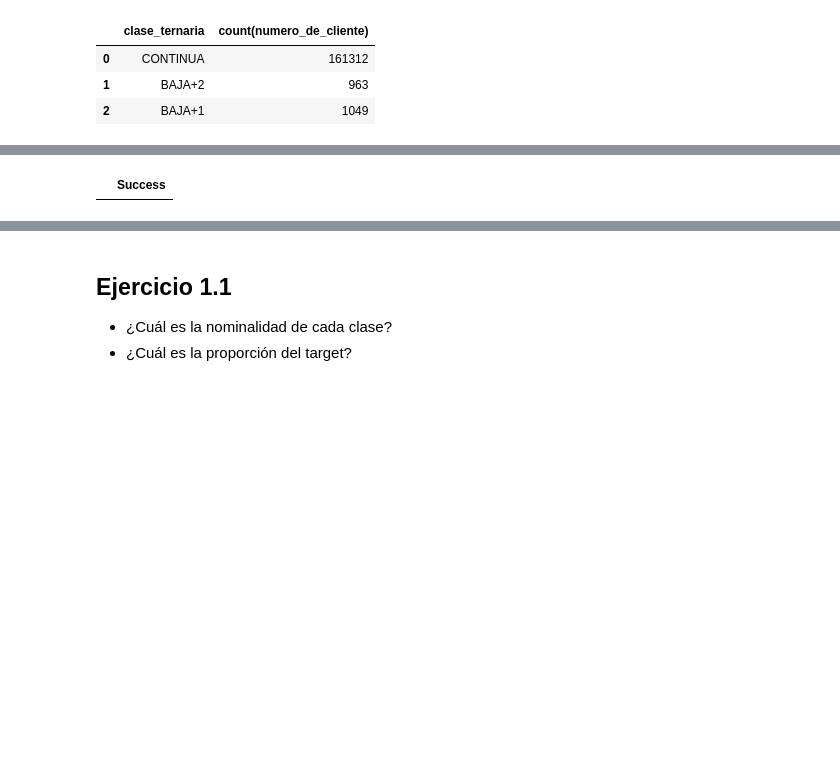
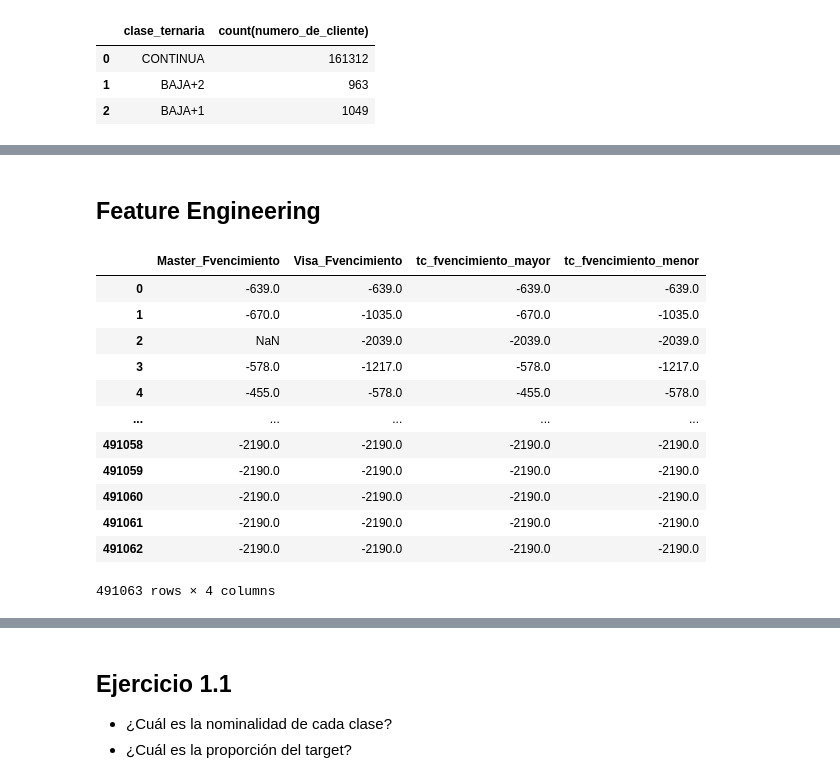
Before and after one commit to fedeidoeta/dmeyf2023, a Jupyter notebook: src/monday/fi101_target_sql.ipynb, the cells around one changed output, grey strips where cells are left out. Drawn from its saved outputs; the diff is of its cells as text; code cells hidden in the pictures; blank space fills up the shorter version.

```diff
--- a/src/monday/fi101_target_sql.ipynb
+++ b/src/monday/fi101_target_sql.ipynb
@@ -317,5 +355,26 @@ group by 1
-# %%
-%%sql
--- COPY competencia_01_ternaria TO 'C:\Users\feder\Documents\Maestria_en_Ciencia_de_datos\4_DM_en_Economia_y_Finanzas\datasets/competencia_01.csv' (FORMAT CSV, HEADER)
-# %% [output]
-|  | Success |
+# %% [markdown]
+## Feature Engineering
+# %%
+%%sql
+select
+    Master_Fvencimiento
+    , Visa_Fvencimiento
+    , greatest(Master_Fvencimiento, Visa_Fvencimiento) as tc_fvencimiento_mayor
+    , least(Master_Fvencimiento, Visa_Fvencimiento) as tc_fvencimiento_menor
+from competencia_01
+
+/*Tengo varios campos y quiero quedarme con el mayor y el menor valor de estos.*/
+# %% [output]
+|  | Master_Fvencimiento | Visa_Fvencimiento | tc_fvencimiento_mayor | tc_fvencimiento_menor |
+| 0 | -639.0 | -639.0 | -639.0 | -639.0 |
+| 1 | -670.0 | -1035.0 | -670.0 | -1035.0 |
+| 2 | NaN | -2039.0 | -2039.0 | -2039.0 |
+| 3 | -578.0 | -1217.0 | -578.0 | -1217.0 |
+| 4 | -455.0 | -578.0 | -455.0 | -578.0 |
+| ... | ... | ... | ... | ... |
+| 491058 | -2190.0 | -2190.0 | -2190.0 | -2190.0 |
+| 491059 | -2190.0 | -2190.0 | -2190.0 | -2190.0 |
+| 491060 | -2190.0 | -2190.0 | -2190.0 | -2190.0 |
+| 491061 | -2190.0 | -2190.0 | -2190.0 | -2190.0 |
+| 491062 | -2190.0 | -2190.0 | -2190.0 | -2190.0 |
+491063 rows × 4 columns
```
Also changed, not shown: parts of 9 cells of this notebook, 1 other file.
